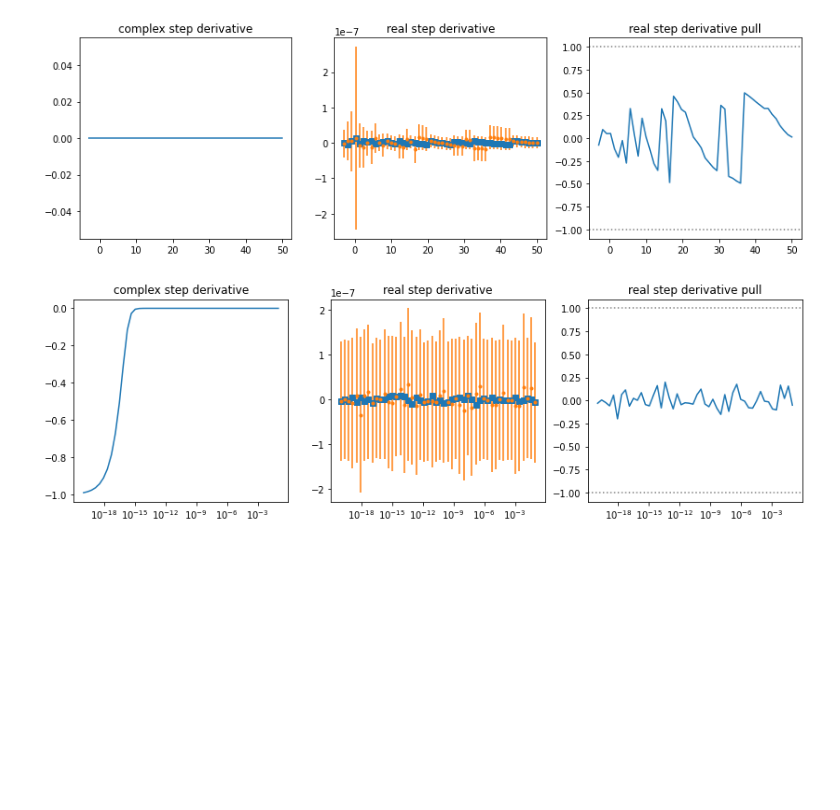
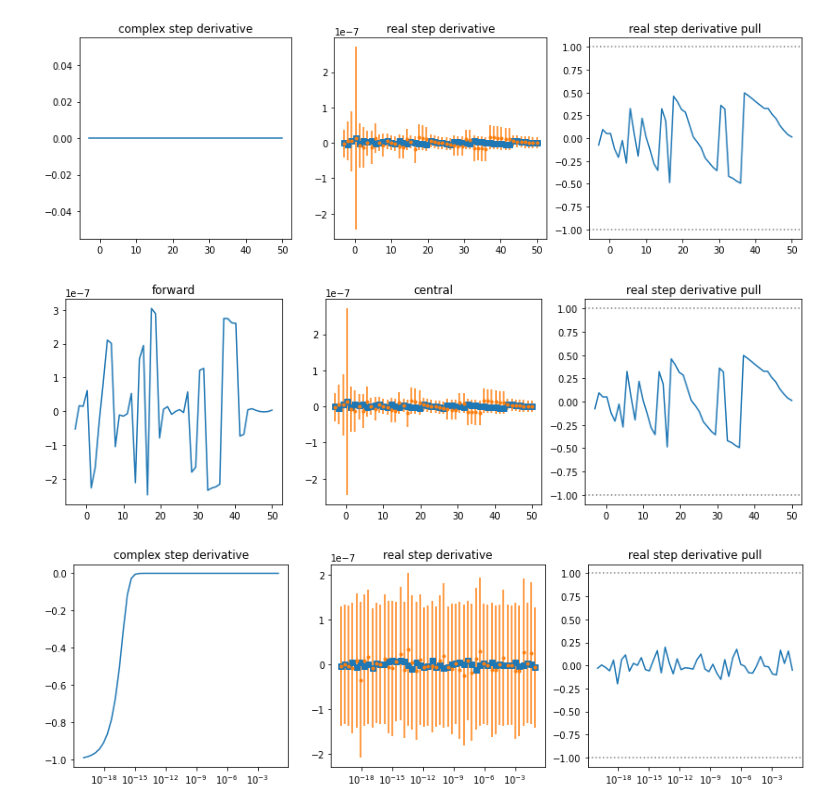
Before and after one commit to HDembinski/jacobi, a Jupyter notebook: notebook/demo.ipynb, the cells around one changed output. Cells and saved outputs as stored; diff of their text form; code cells hidden in the pictures; blank space fills up the shorter version.

```diff
--- a/notebook/demo.ipynb
+++ b/notebook/demo.ipynb
@@ -23,6 +23,26 @@ for y in (-1,1):
     ax[2].axhline(y, ls=":", color="0.5")
 # %% [output]
 [figure]
+# %%
+x = np.linspace(-3, 50)
+f = np.exp
+y = f(x)
+dy0 = y
+dy1,_ = forward(f, x, None, True)
+dy2 = central(f, x, None, False)
+dy3, dy3e = central(f, x, None, True)
+fig, ax = plt.subplots(1, 3, figsize=(14, 4), sharex=True)
+ax[0].set_title("forward")
+ax[0].plot(x, dy1/ dy0 - 1, zorder=1)
+ax[1].set_title("central")
+ax[1].plot(x, dy2/ dy0 - 1, "s", zorder=2)
+ax[1].errorbar(x, dy3/ dy0 - 1, dy3e / dy0, fmt=".", zorder=2)
+ax[2].set_title("real step derivative pull")
+ax[2].plot(x, (dy3 - dy0) / dy3e, 1)
+for y in (-1,1):
+    ax[2].axhline(y, ls=":", color="0.5")
+# %% [output]
+[figure, added]
 # %%
 x = np.geomspace(1e-20, 0.1)
 f = np.sqrt
```
Also changed, not shown: parts of 2 cells of this notebook, 2 other files.
